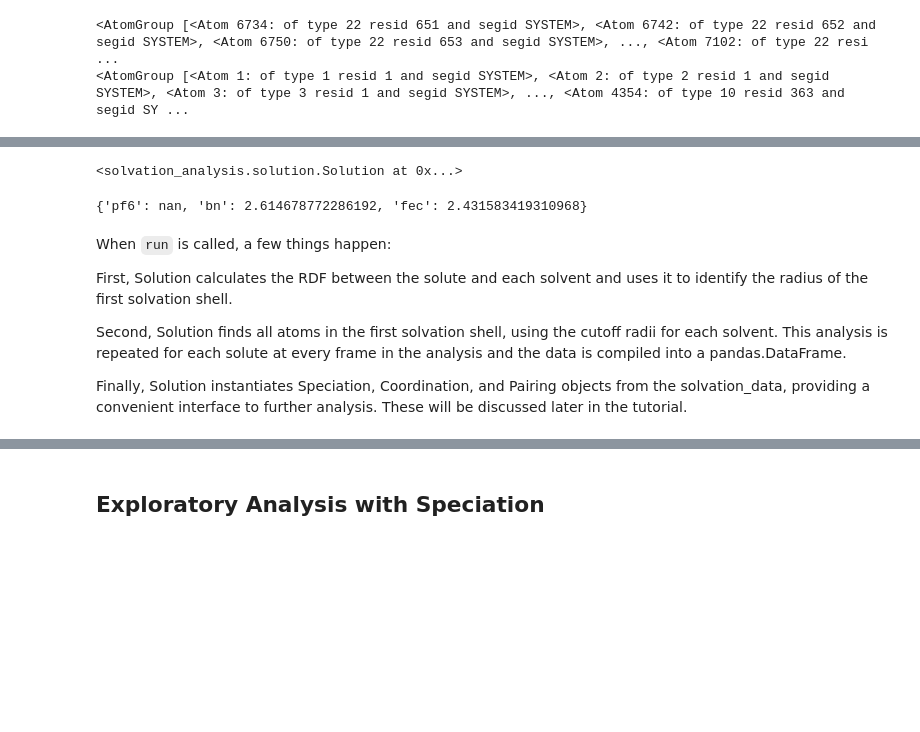
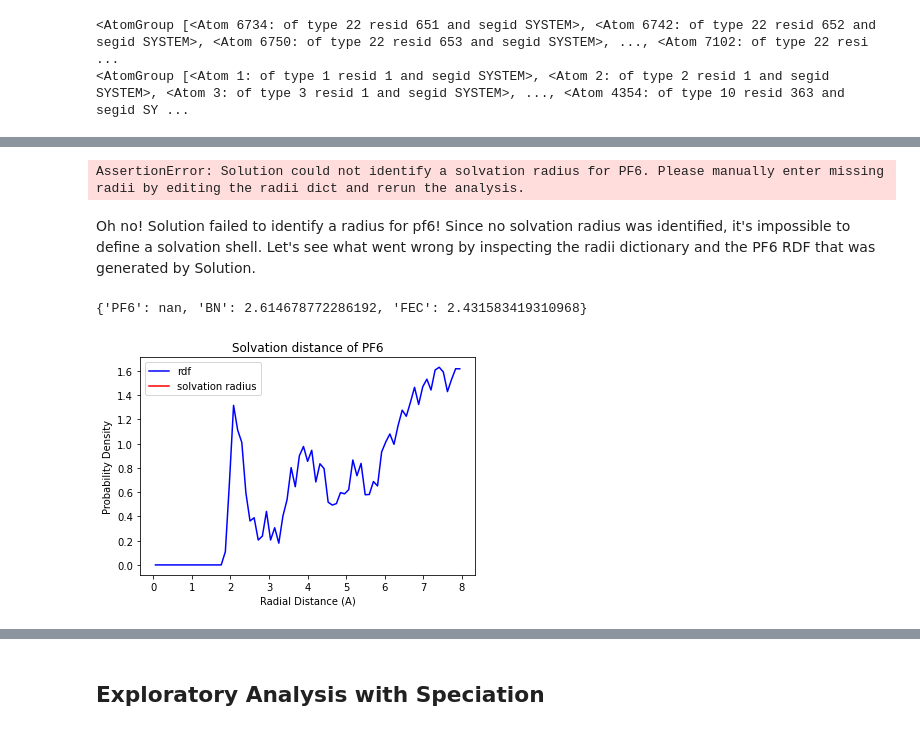
Before and after one commit to MDAnalysis/solvation-analysis, a Jupyter notebook: tutorials/tutorial.ipynb, the cells around one changed output, grey strips where cells are left out. Saved outputs shown, nothing was run; the diff lists cells and outputs as text; code cells hidden in the pictures; blank space fills up the shorter version.

Commit message:
updated tutorial

```diff
--- a/tutorials/tutorial.ipynb
+++ b/tutorials/tutorial.ipynb
@@ -27,14 +26,16 @@ Second, we need to select the AtomGroups for the solute and solvents that will c
 li_atoms = u.atoms.select_atoms("type 22")
 
 # define solvent AtomGroups
-pf6 = u.atoms.select_atoms("byres type 21")
-bn = u.atoms.select_atoms("byres type 5")
-fec = u.atoms.select_atoms("byres type 19")
+PF6 = u.atoms.select_atoms("byres type 21")
+BN = u.atoms.select_atoms("byres type 5")
+FEC = u.atoms.select_atoms("byres type 19")
 # %% [markdown]
 Finally, we can instantiate the Solution from the solute and solvents! The solvents are supplied with a dict of {str: AtomGroups}. The strings should be the names of the solvents or some other convenient identifier because Solution will use this to identify the solvent in all future analysis.
 # %%
 # instantiate solution
-solution = Solution(li_atoms, {'pf6': pf6, 'bn': bn, 'fec': fec})
+from solvation_analysis.solution import Solution
+
+solution = Solution(li_atoms, {'PF6': PF6, 'BN': BN, 'FEC': FEC})
 # %% [markdown]
 We can see that solution now contains our atoms of interest as attributes:
 # %%
@@ -61,25 +62,23 @@ objects from the solvation_data, providing a convenient interface to
 further analysis. These will be discussed later in the tutorial.
 
 Now let's do it!
-# %%
-solution.run()
-# %% [output]
-<solvation_analysis.solution.Solution at 0x...>
-# %%
-solution.radii
-# %% [output]
-{'pf6': nan, 'bn': 2.614678772286192, 'fec': 2.431583419310968}
-# %% [markdown]
-When `run` is called, a few things happen:
-
-
-First, Solution calculates the RDF between the solute and each solvent and
-uses it to identify the radius of the first solvation shell.
-
-Second, Solution finds all atoms in the first solvation shell, using
-the cutoff radii for each solvent. This analysis is repeated for each solute at every frame in the
-analysis and the data is compiled into a pandas.DataFrame.
-
-Finally, Solution instantiates Speciation, Coordination, and Pairing
-objects from the solvation_data, providing a convenient interface to
-further analysis. These will be discussed later in the tutorial.
+# %%
+# run analysis
+solution.run()
+# %% [output]
+AssertionError: Solution could not identify a solvation radius for PF6. Please manually enter missing radii by editing the radii dict and rerun the analysis.
+# %% [markdown]
+Oh no! Solution failed to identify a radius for pf6! Since no solvation radius was identified, it's impossible to define a solvation shell. Let's see what went wrong by inspecting the radii dictionary and the PF6 RDF that was generated by Solution.
+# %%
+# we need this just to display our plot
+import matplotlib.pyplot as plt
+
+# inspect the missing value
+print(solution.radii)
+
+# plot the RDF!
+solution.plot_solvation_radius('PF6')
+plt.show()
+# %% [output]
+{'PF6': nan, 'BN': 2.614678772286192, 'FEC': 2.431583419310968}
+[figure, added]
```
Also changed, not shown: parts of 31 cells of this notebook.
